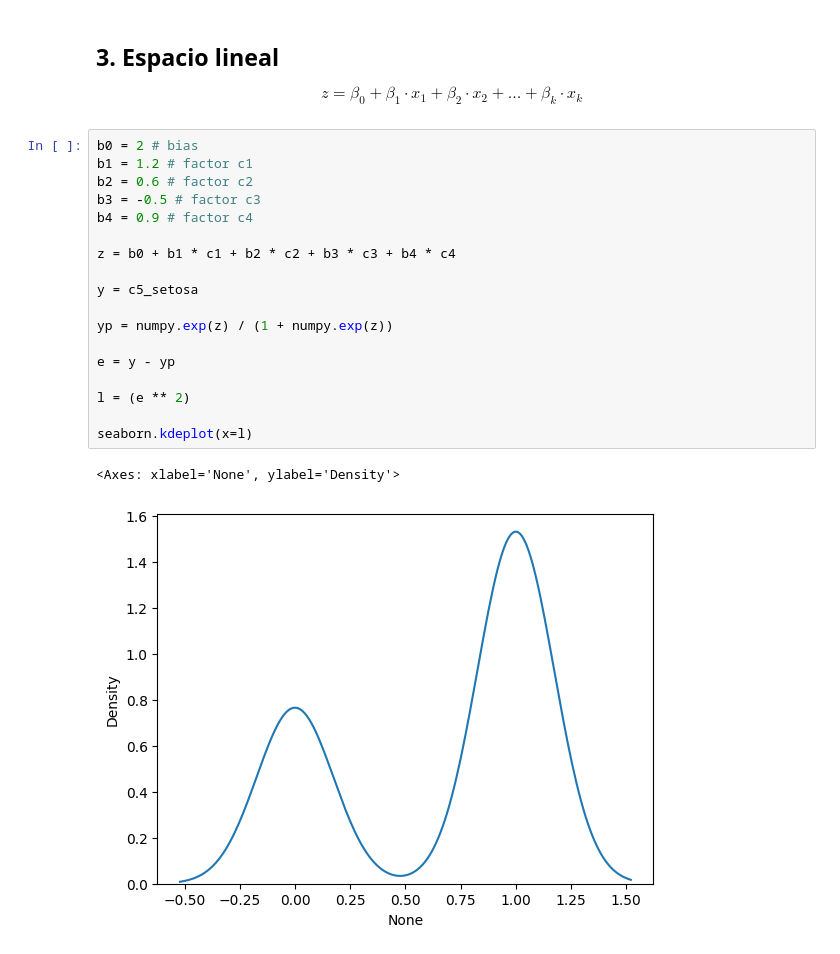
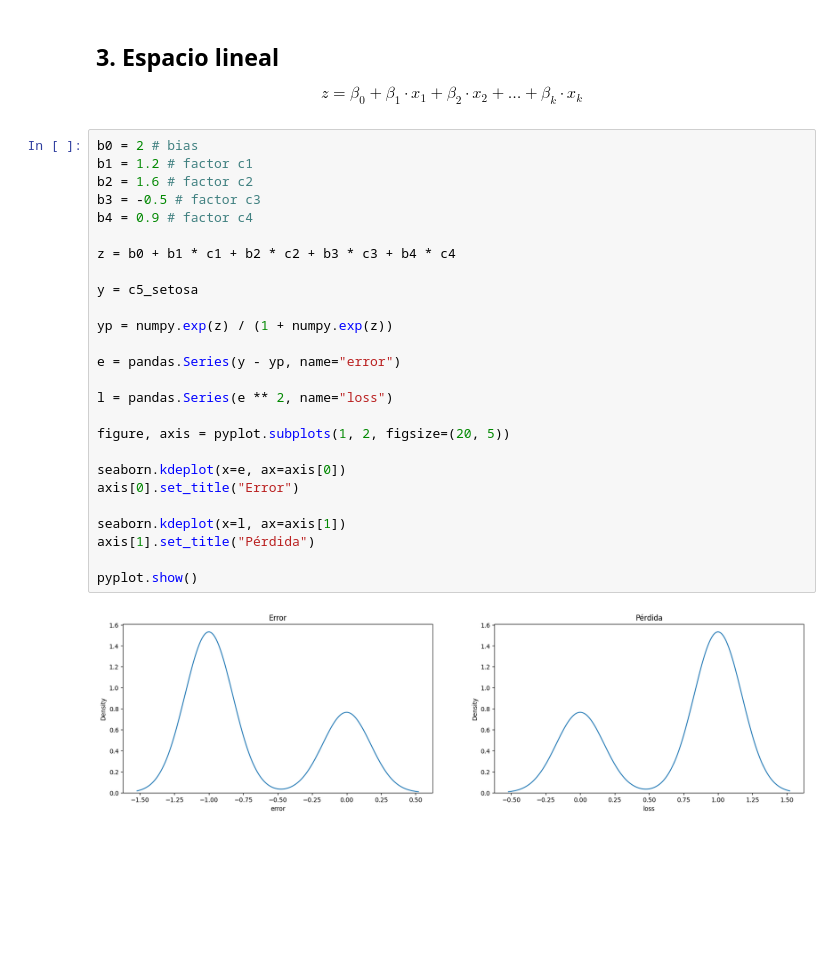
Before and after one commit to dragonnomada/diplomado-ciencia-datos-cic-gen2, a Jupyter notebook: s102/s102b.ipynb, the cells around one changed output. Saved outputs shown, nothing was run; the diff lists cells and outputs as text; blank space fills up the shorter version.

```diff
--- a/s102/s102b.ipynb
+++ b/s102/s102b.ipynb
@@ -272,21 +272,28 @@ $$
 # %%
 b0 = 2 # bias
 b1 = 1.2 # factor c1
-b2 = 0.6 # factor c2
+b2 = 1.6 # factor c2
 b3 = -0.5 # factor c3
 b4 = 0.9 # factor c4
 
 z = b0 + b1 * c1 + b2 * c2 + b3 * c3 + b4 * c4
 
 y = c5_setosa
 
 yp = numpy.exp(z) / (1 + numpy.exp(z))
 
-e = y - yp
+e = pandas.Series(y - yp, name="error")
 
-l = (e ** 2)
+l = pandas.Series(e ** 2, name="loss")
 
-seaborn.kdeplot(x=l)
+figure, axis = pyplot.subplots(1, 2, figsize=(20, 5))
+
+seaborn.kdeplot(x=e, ax=axis[0])
+axis[0].set_title("Error")
+
+seaborn.kdeplot(x=l, ax=axis[1])
+axis[1].set_title("Pérdida")
+
+pyplot.show()
 # %% [output]
-<Axes: xlabel='None', ylabel='Density'>
-[figure, old version]
+[figure, new version]
```
Also changed, not shown: parts of 1 cell of this notebook.
